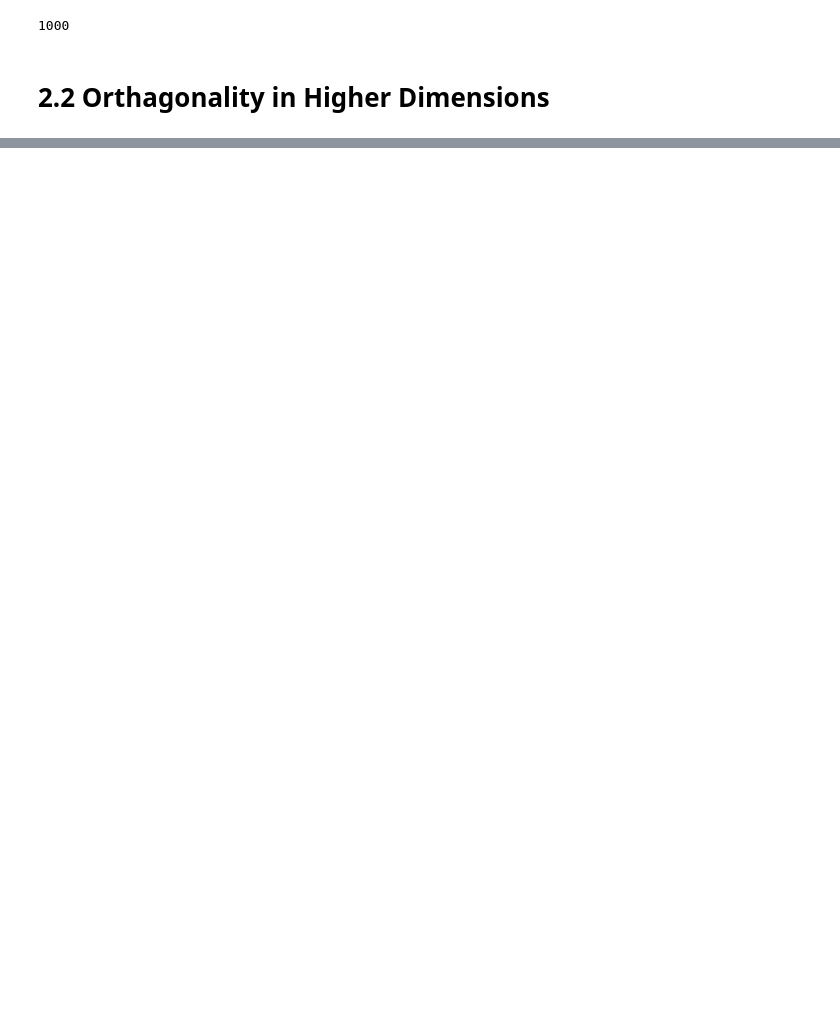
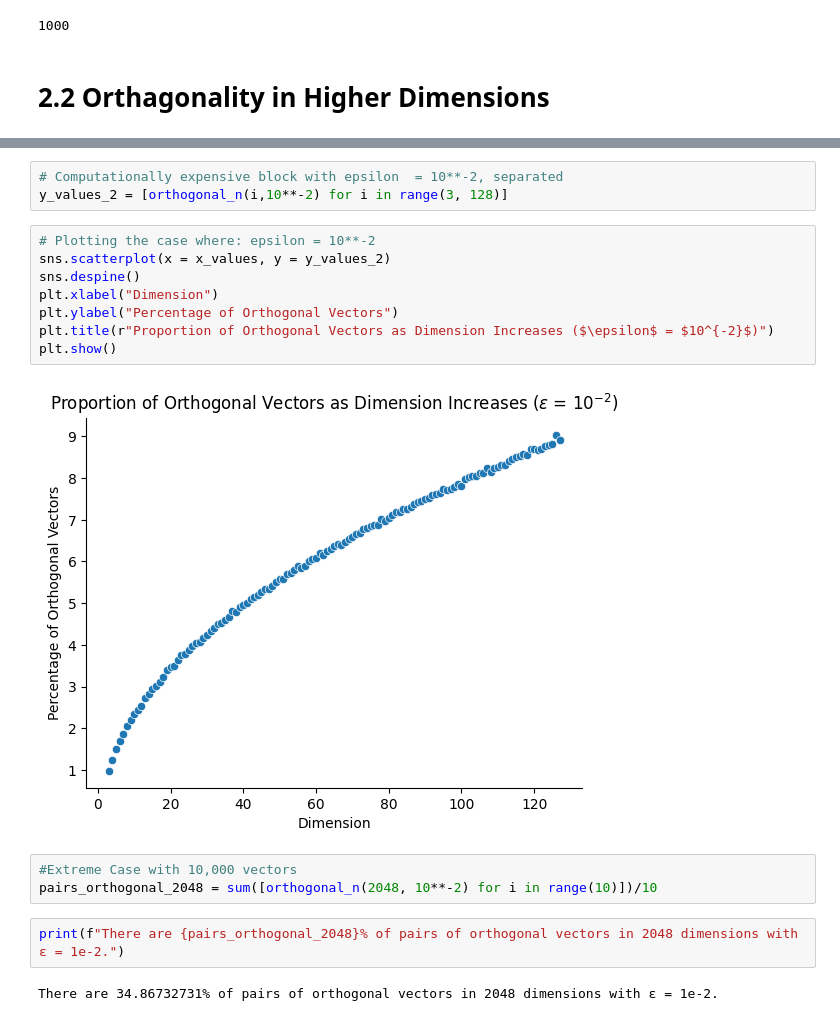
Before and after one commit to JoshuaNgXY/MSE-298, a Jupyter notebook: MSE298 HW0.ipynb, the cells around one changed output, grey strips where cells are left out. Drawn from its saved outputs; the diff is of its cells as text; blank space fills up the shorter version.

```diff
--- a/MSE298 HW0.ipynb
+++ b/MSE298 HW0.ipynb
@@ -96,0 +155,20 @@ np.random.seed
+# %%
+# Computationally expensive block with epsilon  = 10**-2, separated
+y_values_2 = [orthogonal_n(i,10**-2) for i in range(3, 128)]
+# %%
+# Plotting the case where: epsilon = 10**-2
+sns.scatterplot(x = x_values, y = y_values_2)
+sns.despine()
+plt.xlabel("Dimension")
+plt.ylabel("Percentage of Orthogonal Vectors")
+plt.title(r"Proportion of Orthogonal Vectors as Dimension Increases ($\epsilon$ = $10^{-2}$)")
+plt.show()
+# %% [output]
+[figure, added]
+# %%
+#Extreme Case with 10,000 vectors
+pairs_orthogonal_2048 = sum([orthogonal_n(2048, 10**-2) for i in range(10)])/10
+# %%
+print(f"There are {pairs_orthogonal_2048}% of pairs of orthogonal vectors in 2048 dimensions with ε = 1e-2.")
+# %% [output]
+There are 34.86732731% of pairs of orthogonal vectors in 2048 dimensions with ε = 1e-2.
```
Also changed, not shown: parts of 8 cells of this notebook.
